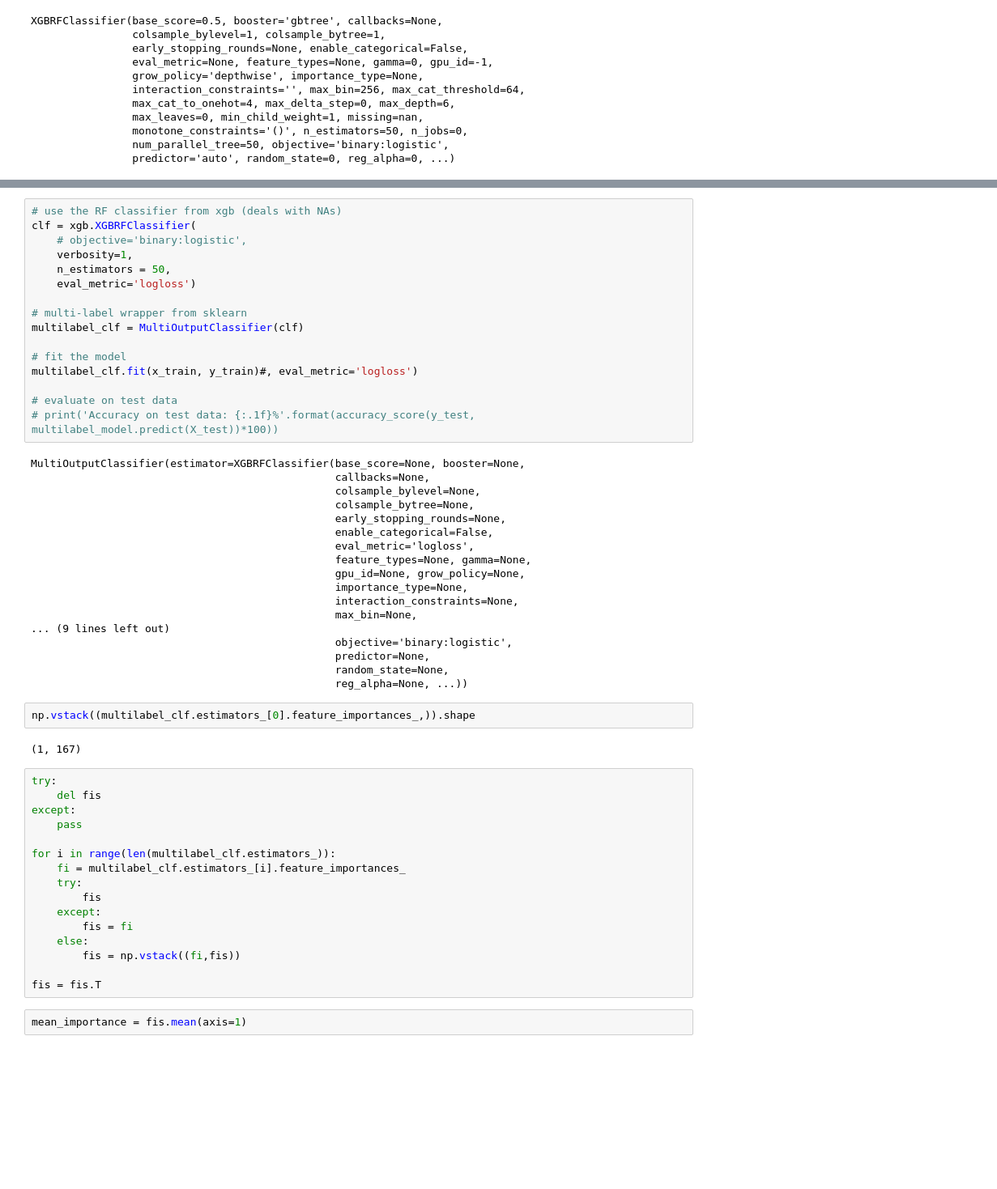
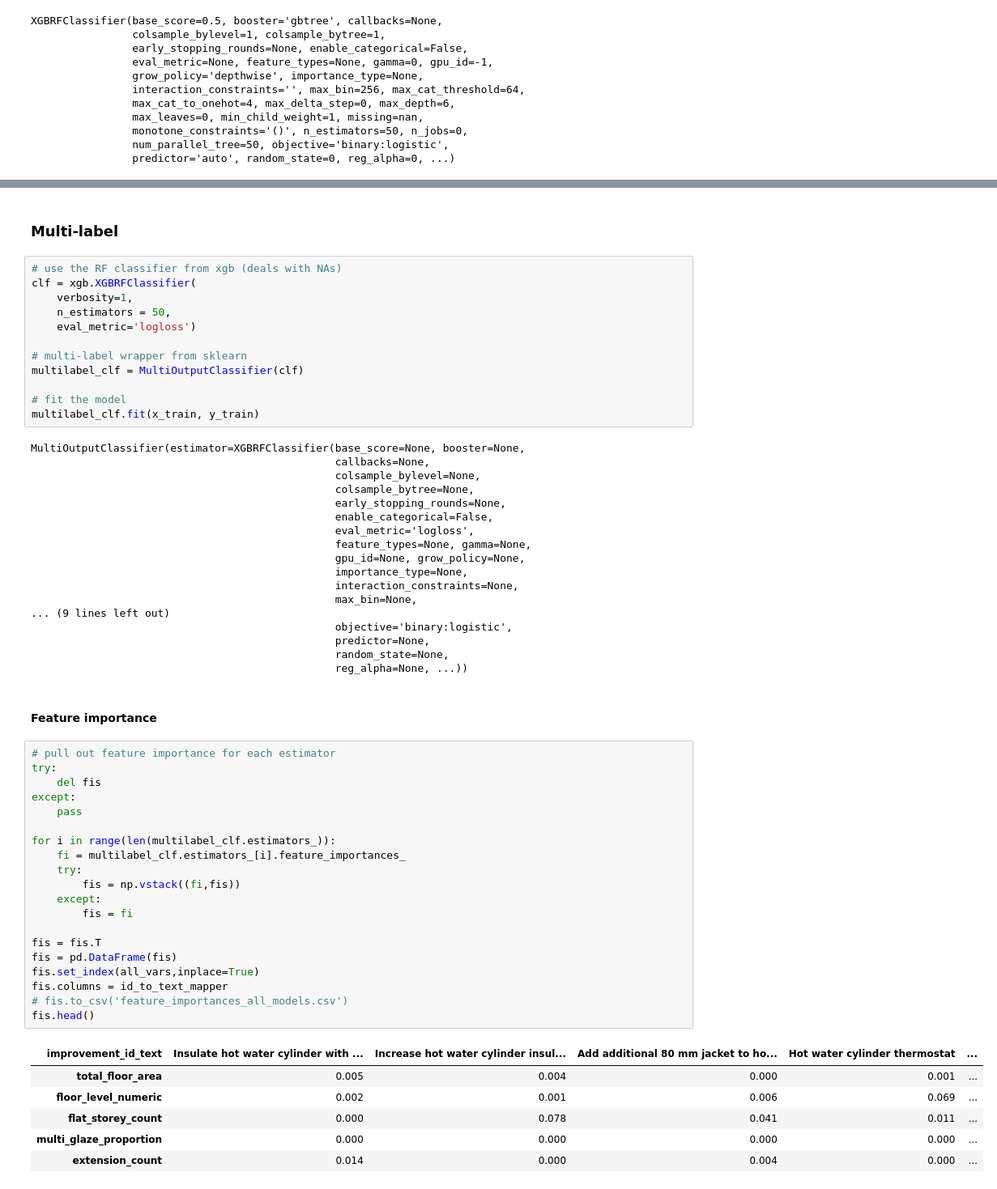
Before and after one commit to pierodellagiustina/epc-recc-analysis, a Jupyter notebook: analysis.ipynb, the cells around one changed output, grey strips where cells are left out. Shown at 81% size. Cells and saved outputs as stored; diff of their text form; blank space fills up the shorter version.

```diff
--- a/analysis.ipynb
+++ b/analysis.ipynb
@@ -1493,7 +1408,8 @@ array([0, 0, 0, ..., 0, 0, 0])
+# %% [markdown]
+### Multi-label
 # %%
 # use the RF classifier from xgb (deals with NAs)
 clf = xgb.XGBRFClassifier(
-    # objective='binary:logistic',
     verbosity=1,
     n_estimators = 50,
     eval_metric='logloss')
@@ -1502,10 +1418,7 @@ clf = xgb.XGBRFClassifier(
 multilabel_clf = MultiOutputClassifier(clf)
 
 # fit the model
-multilabel_clf.fit(x_train, y_train)#, eval_metric='logloss')
-
-# evaluate on test data
-# print('Accuracy on test data: {:.1f}%'.format(accuracy_score(y_test, multilabel_model.predict(X_test))*100))
+multilabel_clf.fit(x_train, y_train)
 # %% [output]
 MultiOutputClassifier(estimator=XGBRFClassifier(base_score=None, booster=None,
                                                 callbacks=None,
@@ -1524,26 +1437,33 @@ MultiOutputClassifier(estimator=XGBRFClassifier(base_score=None, booster=None,
                                                 predictor=None,
                                                 random_state=None,
                                                 reg_alpha=None, ...))
-# %%
-np.vstack((multilabel_clf.estimators_[0].feature_importances_,)).shape
-# %% [output]
-(1, 167)
-# %%
-try:
-    del fis
-except:
-    pass
-
-for i in range(len(multilabel_clf.estimators_)):
-    fi = multilabel_clf.estimators_[i].feature_importances_
-    try:
-        fis
-    except:
-        fis = fi
-    else:
-        fis = np.vstack((fi,fis))
-
-fis = fis.T
-# %%
-mean_importance = fis.mean(axis=1)
+# %% [markdown]
+#### Feature importance
+# %%
+# pull out feature importance for each estimator
+try:
+    del fis
+except:
+    pass
+
+for i in range(len(multilabel_clf.estimators_)):
+    fi = multilabel_clf.estimators_[i].feature_importances_
+    try:
+        fis = np.vstack((fi,fis))
+    except:
+        fis = fi
+
+fis = fis.T
+fis = pd.DataFrame(fis)
+fis.set_index(all_vars,inplace=True)
+fis.columns = id_to_text_mapper
+# fis.to_csv('feature_importances_all_models.csv')
+fis.head()
+# %% [output]
+| improvement_id_text | Insulate hot water cylinder with ... | Increase hot water cylinder insul... | Add additional 80 mm jacket to ho... | Hot water cylinder thermostat | ... |
+| total_floor_area | 0.005 | 0.004 | 0.000 | 0.001 | ... |
+| floor_level_numeric | 0.002 | 0.001 | 0.006 | 0.069 | ... |
+| flat_storey_count | 0.000 | 0.078 | 0.041 | 0.011 | ... |
+| multi_glaze_proportion | 0.000 | 0.000 | 0.000 | 0.000 | ... |
+| extension_count | 0.014 | 0.000 | 0.004 | 0.000 | ... |
 # %%
```
Also changed, not shown: parts of 34 cells of this notebook, 2 other files.
